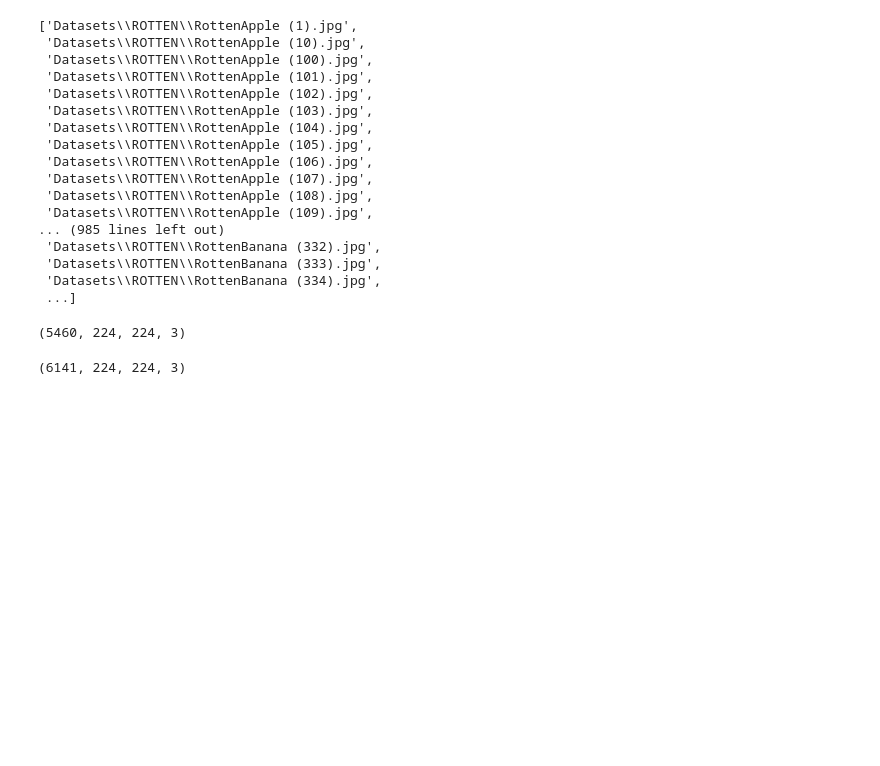
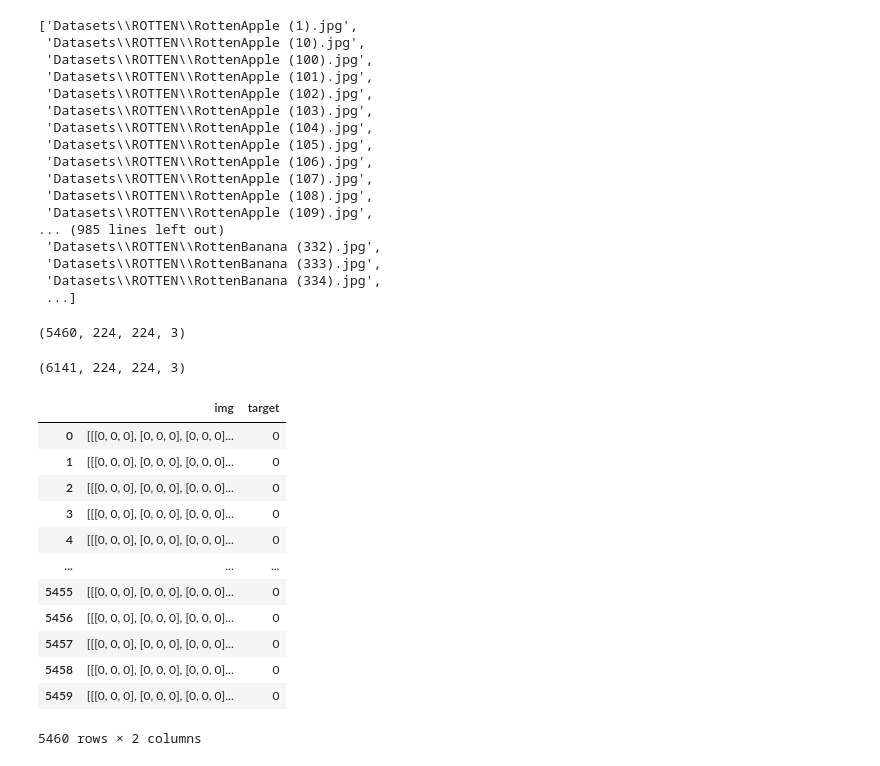
Before and after one commit to kailai-13/Rotten_Potatoes_and_More, a Jupyter notebook: rotten.ipynb, the cells around one changed output. Drawn from its saved outputs; the diff is of its cells as text; code cells hidden in the pictures; blank space fills up the shorter version.

```diff
--- a/rotten.ipynb
+++ b/rotten.ipynb
@@ -82,3 +82,20 @@ f.shape
 r.shape
 # %% [output]
 (6141, 224, 224, 3)
+# %%
+f=pd.DataFrame({'img':list(f),'target':[0]*len(f)})
+f
+# %% [output]
+|  | img | target |
+| 0 | [[[0, 0, 0], [0, 0, 0], [0, 0, 0]... | 0 |
+| 1 | [[[0, 0, 0], [0, 0, 0], [0, 0, 0]... | 0 |
+| 2 | [[[0, 0, 0], [0, 0, 0], [0, 0, 0]... | 0 |
+| 3 | [[[0, 0, 0], [0, 0, 0], [0, 0, 0]... | 0 |
+| 4 | [[[0, 0, 0], [0, 0, 0], [0, 0, 0]... | 0 |
+| ... | ... | ... |
+| 5455 | [[[0, 0, 0], [0, 0, 0], [0, 0, 0]... | 0 |
+| 5456 | [[[0, 0, 0], [0, 0, 0], [0, 0, 0]... | 0 |
+| 5457 | [[[0, 0, 0], [0, 0, 0], [0, 0, 0]... | 0 |
+| 5458 | [[[0, 0, 0], [0, 0, 0], [0, 0, 0]... | 0 |
+| 5459 | [[[0, 0, 0], [0, 0, 0], [0, 0, 0]... | 0 |
+5460 rows × 2 columns
```
Also changed, not shown: parts of 4 cells of this notebook.
